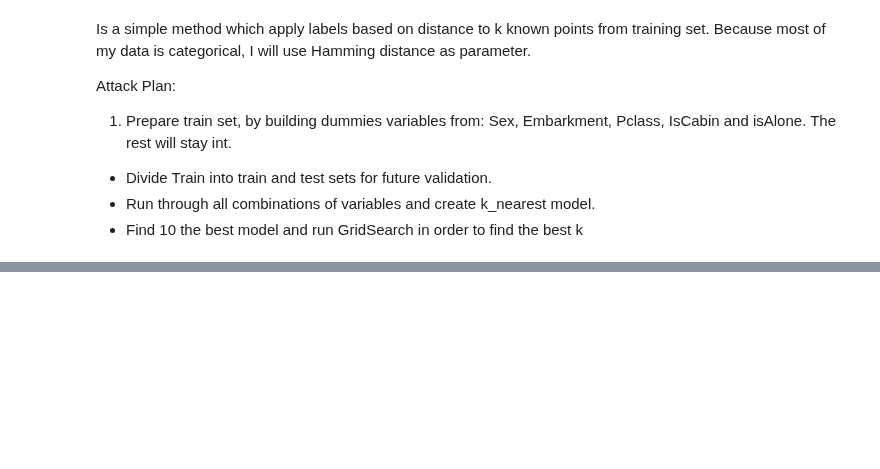
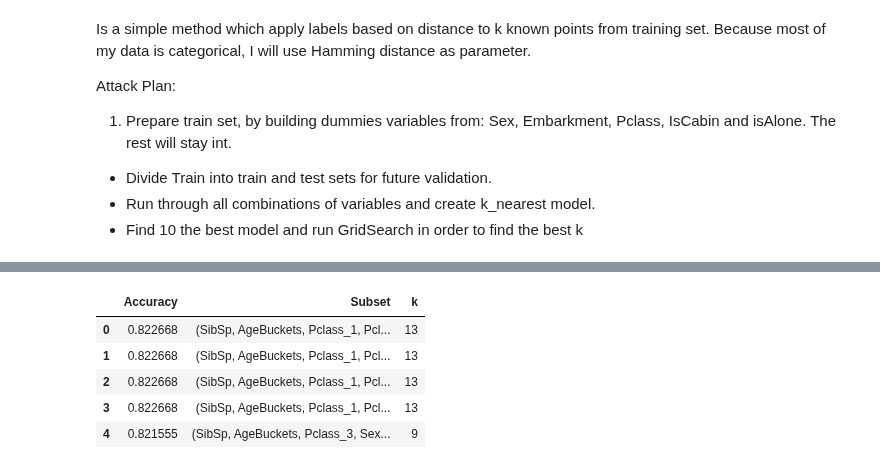
Before and after one commit to MateuszKonopelski/Kaggle, a Jupyter notebook: Project1_Titanic/Titanic_code.ipynb, the cells around one changed output, grey strips where cells are left out. Drawn from its saved outputs; the diff is of its cells as text; code cells hidden in the pictures; blank space fills up the shorter version.

```diff
--- a/Project1_Titanic/Titanic_code.ipynb
+++ b/Project1_Titanic/Titanic_code.ipynb
@@ -1204,0 +1232,9 @@ KeyboardInterrupt:
+# %%
+accuracy_table_top100.head(5)
+# %% [output]
+|  | Accuracy | Subset | k |
+| 0 | 0.822668 | (SibSp, AgeBuckets, Pclass_1, Pcl... | 13 |
+| 1 | 0.822668 | (SibSp, AgeBuckets, Pclass_1, Pcl... | 13 |
+| 2 | 0.822668 | (SibSp, AgeBuckets, Pclass_1, Pcl... | 13 |
+| 3 | 0.822668 | (SibSp, AgeBuckets, Pclass_1, Pcl... | 13 |
+| 4 | 0.821555 | (SibSp, AgeBuckets, Pclass_3, Sex... | 9 |
```
Also changed, not shown: parts of 26 cells of this notebook.
